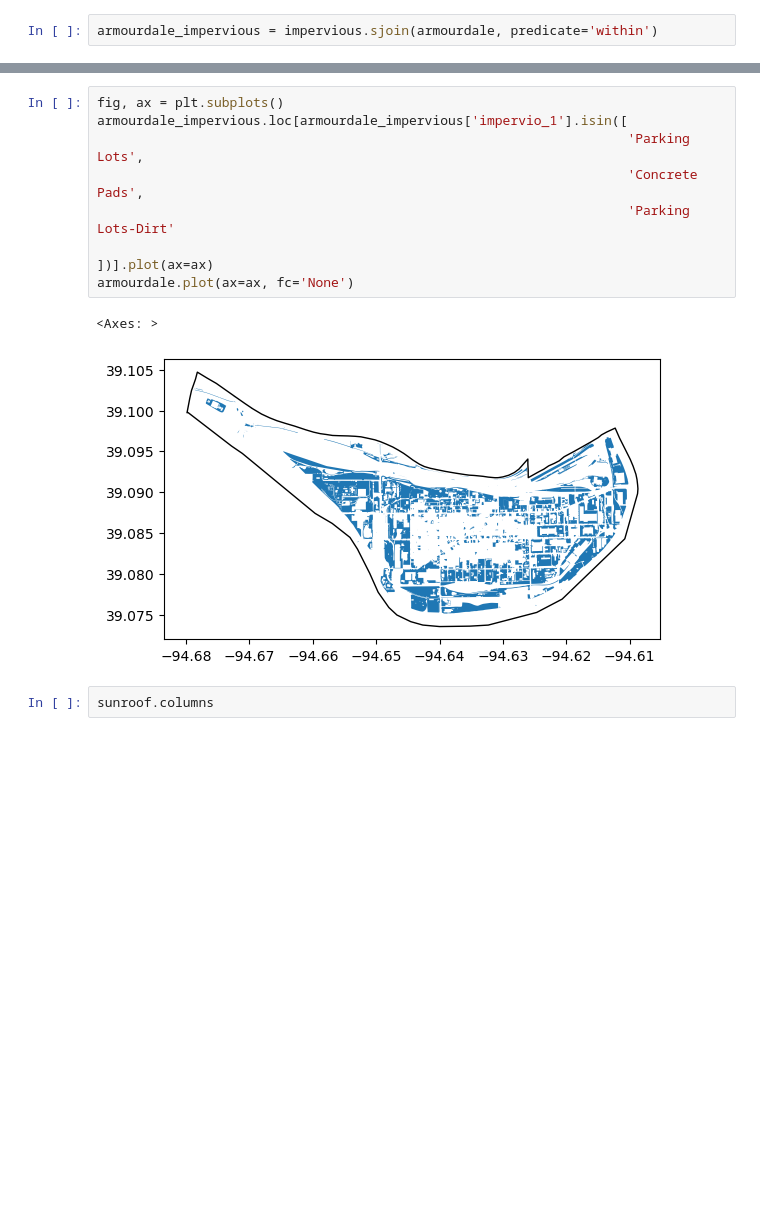
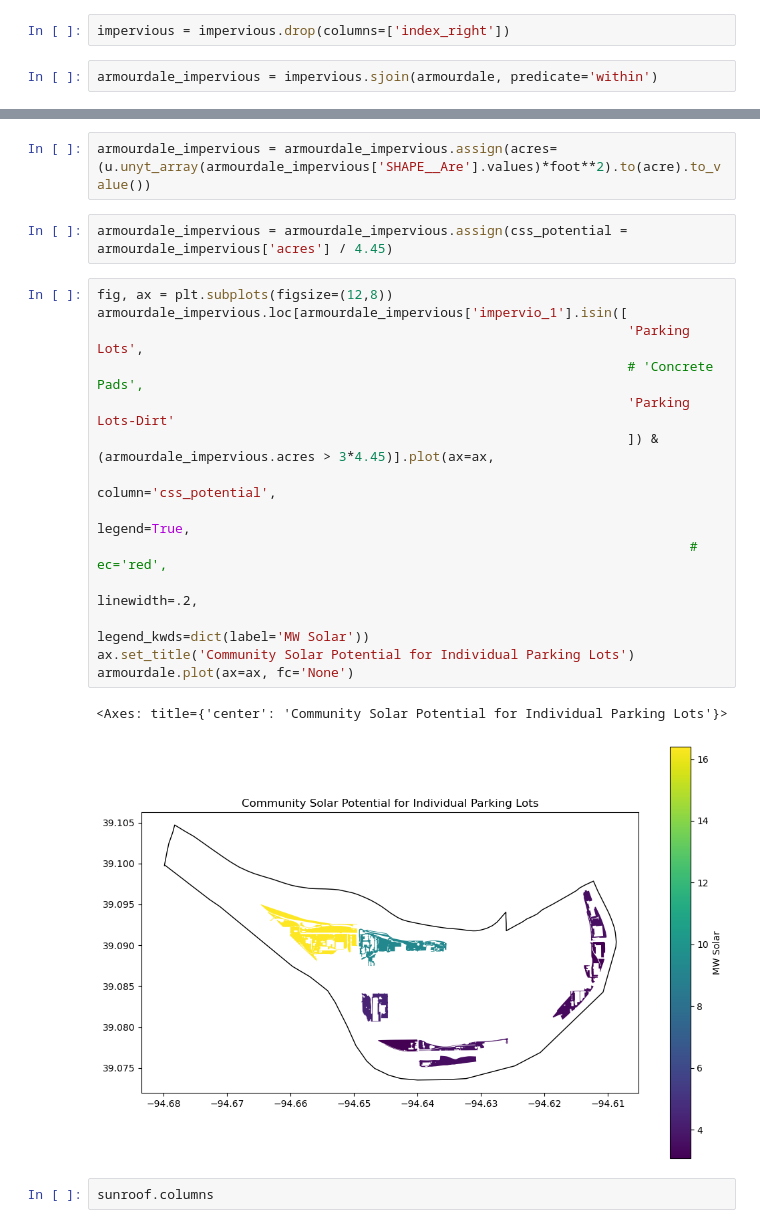
Before and after one commit to ucsusa/2024-kansas-city-analysis, a Jupyter notebook: notebooks/15-community-solar-options.ipynb, the cells around one changed output, grey strips where cells are left out. Cells and saved outputs as stored; diff of their text form; blank space fills up the shorter version.

```diff
--- a/notebooks/15-community-solar-options.ipynb
+++ b/notebooks/15-community-solar-options.ipynb
@@ -417,6 +338,8 @@ armourdale_parks
 ## Impervious land
 # %%
 impervious = gpd.read_file("../data/spatial_data/armourdale/impervious_land_cover.gpkg")
+# %%
+impervious = impervious.drop(columns=['index_right'])
 # %%
 armourdale_impervious = impervious.sjoin(armourdale, predicate='within')
 # %%
@@ -442,14 +383,24 @@ Name: impervio_1, dtype: int64
+# %%
+armourdale_impervious = armourdale_impervious.assign(acres=(u.unyt_array(armourdale_impervious['SHAPE__Are'].values)*foot**2).to(acre).to_value())
+# %%
+armourdale_impervious = armourdale_impervious.assign(css_potential = armourdale_impervious['acres'] / 4.45)
 # %%
-fig, ax = plt.subplots()
+fig, ax = plt.subplots(figsize=(12,8))
 armourdale_impervious.loc[armourdale_impervious['impervio_1'].isin([
                                                                     'Parking Lots',
-                                                                    'Concrete Pads',
+                                                                    # 'Concrete Pads',
                                                                     'Parking Lots-Dirt'
-                                                                    ])].plot(ax=ax)
+                                                                    ]) & (armourdale_impervious.acres > 3*4.45)].plot(ax=ax,
+                                                                             column='css_potential',
+                                                                             legend=True,
+                                                                            #  ec='red',
+                                                                             linewidth=.2,
+                                                                             legend_kwds=dict(label='MW Solar'))
+ax.set_title('Community Solar Potential for Individual Parking Lots')
 armourdale.plot(ax=ax, fc='None')
 # %% [output]
-<Axes: >
+<Axes: title={'center': 'Community Solar Potential for Individual Parking Lots'}>
-[figure, old version]
+[figure, new version]
 # %%
 sunroof.columns
 # %% [output]
```
Also changed, not shown: parts of 15 cells of this notebook, 4 other files.
